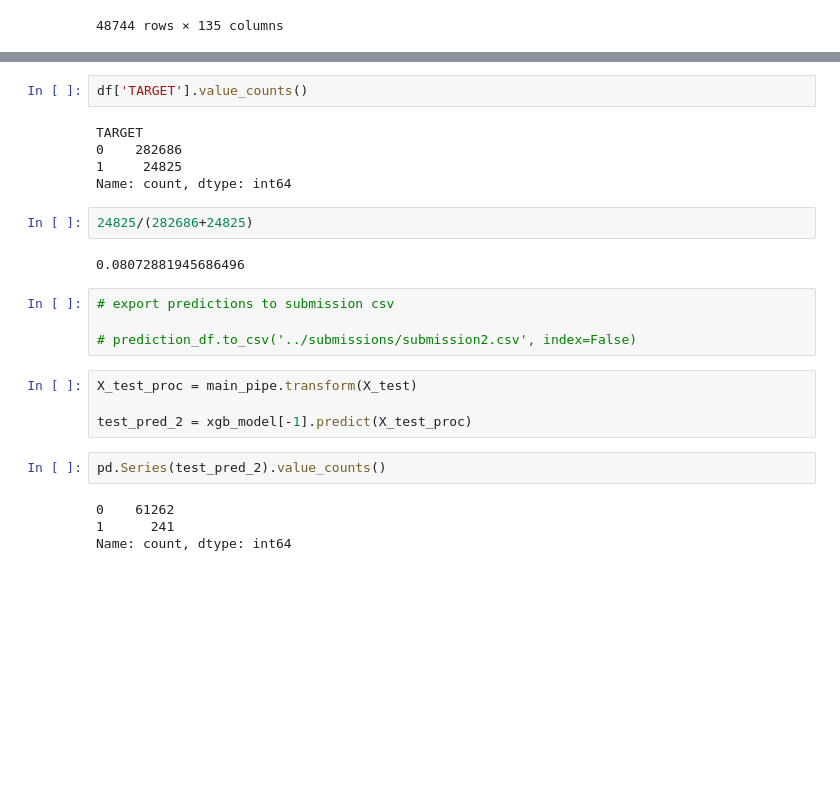
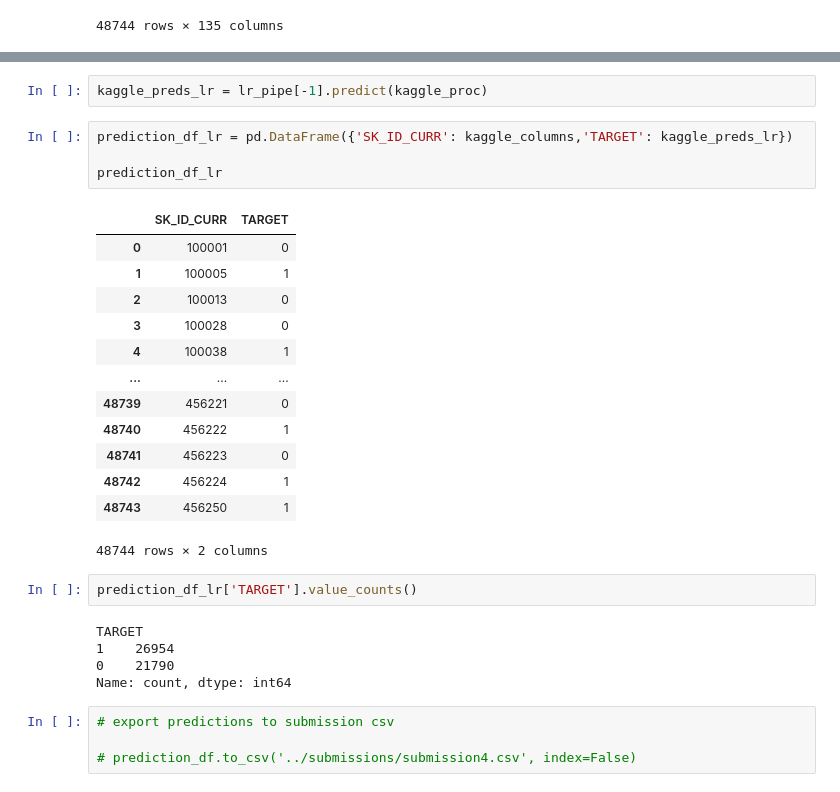
Before and after one commit to annahanslc/home-credit-default-risk-project, a Jupyter notebook: Project drafts/Preprocessing_4.ipynb, the cells around one changed output, grey strips where cells are left out. Drawn from its saved outputs; the diff is of its cells as text; blank space fills up the shorter version.

```diff
--- a/Project drafts/Preprocessing_4.ipynb
+++ b/Project drafts/Preprocessing_4.ipynb
@@ -636,25 +616,31 @@ Name: count, dtype: int64
+# %%
+kaggle_preds_lr = lr_pipe[-1].predict(kaggle_proc)
+# %%
+prediction_df_lr = pd.DataFrame({'SK_ID_CURR': kaggle_columns,'TARGET': kaggle_preds_lr})
+
+prediction_df_lr
+# %% [output]
+|  | SK_ID_CURR | TARGET |
+| 0 | 100001 | 0 |
+| 1 | 100005 | 1 |
+| 2 | 100013 | 0 |
+| 3 | 100028 | 0 |
+| 4 | 100038 | 1 |
+| ... | ... | ... |
+| 48739 | 456221 | 0 |
+| 48740 | 456222 | 1 |
+| 48741 | 456223 | 0 |
+| 48742 | 456224 | 1 |
+| 48743 | 456250 | 1 |
+48744 rows × 2 columns
 # %%
-df['TARGET'].value_counts()
+prediction_df_lr['TARGET'].value_counts()
 # %% [output]
 TARGET
-0    282686
-1     24825
+1    26954
+0    21790
 Name: count, dtype: int64
-# %%
-24825/(282686+24825)
-# %% [output]
-0.08072881945686496
 # %%
 # export predictions to submission csv
 
-# prediction_df.to_csv('../submissions/submission2.csv', index=False)
+# prediction_df.to_csv('../submissions/submission4.csv', index=False)
-# %%
-X_test_proc = main_pipe.transform(X_test)
-
-test_pred_2 = xgb_model[-1].predict(X_test_proc)
-# %%
-pd.Series(test_pred_2).value_counts()
-# %% [output]
-0    61262
-1      241
-Name: count, dtype: int64
```
Also changed, not shown: parts of 21 cells of this notebook, 13 other files.
